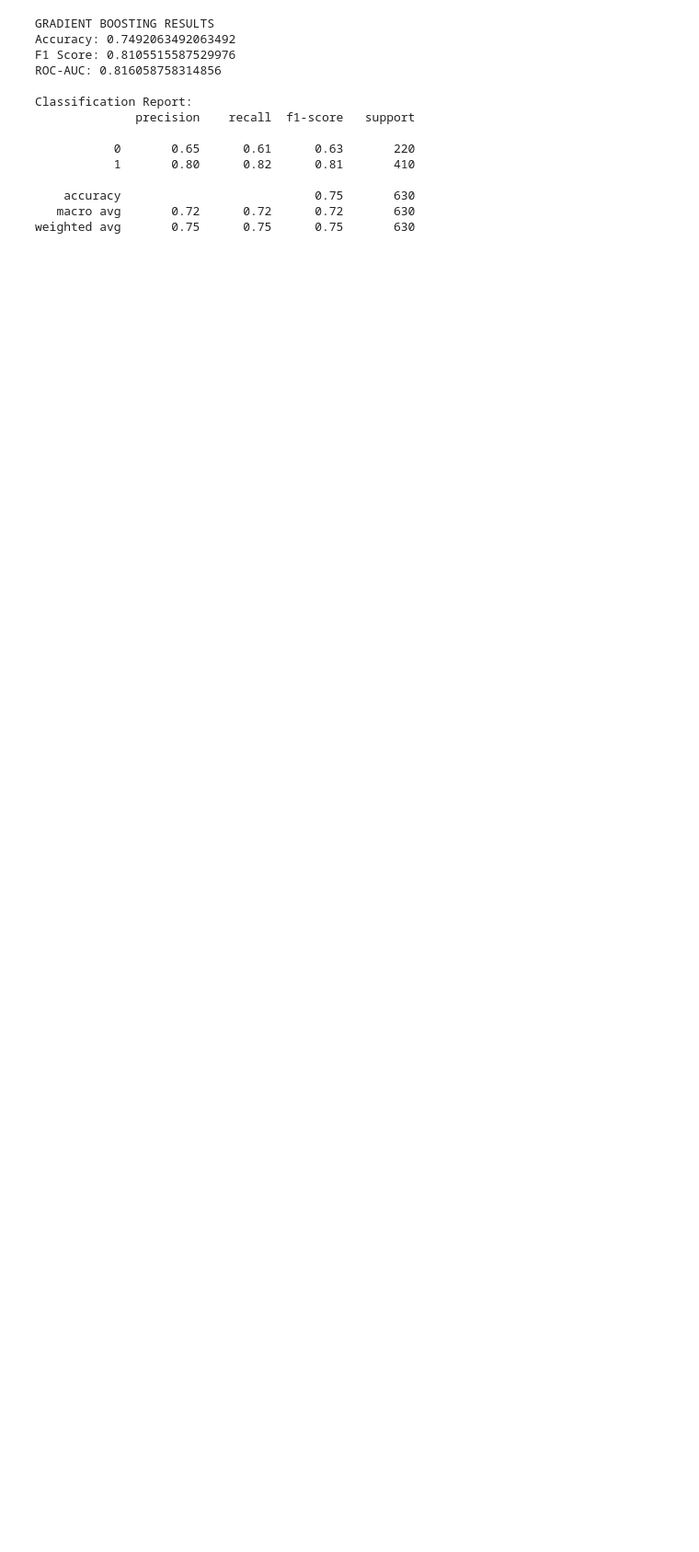
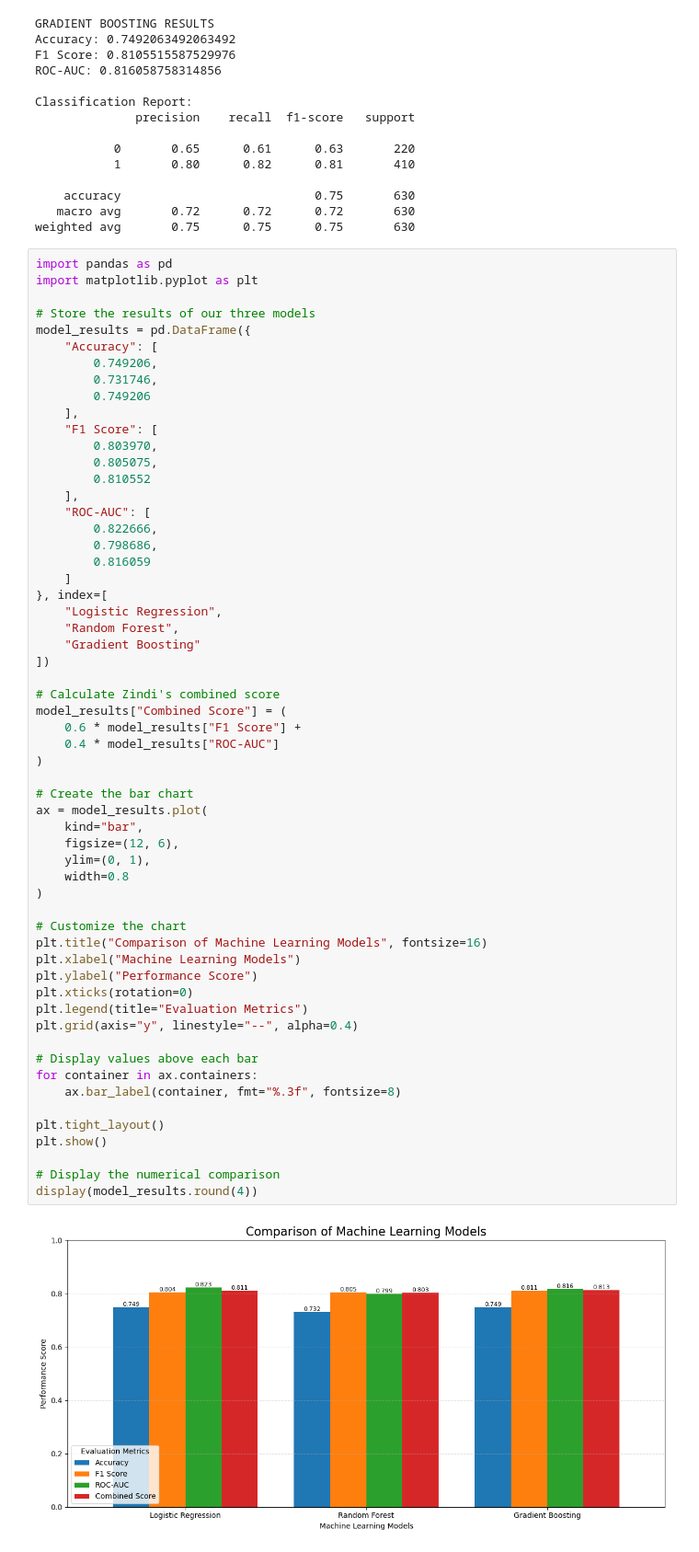
Before and after one commit to samad-source/climate_health_prediction, a Jupyter notebook: notebook/climate_features.ipynb, the cells around one changed output. Shown at 92% size. Saved outputs shown, nothing was run; the diff lists cells and outputs as text; blank space fills up the shorter version.

```diff
--- a/notebook/climate_features.ipynb
+++ b/notebook/climate_features.ipynb
@@ -976,3 +976,63 @@ Classification Report:
     accuracy                           0.75       630
    macro avg       0.72      0.72      0.72       630
 weighted avg       0.75      0.75      0.75       630
+# %%
+import pandas as pd
+import matplotlib.pyplot as plt
+
+# Store the results of our three models
+model_results = pd.DataFrame({
+    "Accuracy": [
+        0.749206,
+        0.731746,
+        0.749206
+    ],
+    "F1 Score": [
+        0.803970,
+        0.805075,
+        0.810552
+    ],
+    "ROC-AUC": [
+        0.822666,
+        0.798686,
+        0.816059
+    ]
+}, index=[
+    "Logistic Regression",
+    "Random Forest",
+    "Gradient Boosting"
+])
+
+# Calculate Zindi's combined score
+model_results["Combined Score"] = (
+    0.6 * model_results["F1 Score"] +
+    0.4 * model_results["ROC-AUC"]
+)
+
+# Create the bar chart
+ax = model_results.plot(
+    kind="bar",
+    figsize=(12, 6),
+    ylim=(0, 1),
+    width=0.8
+)
+
+# Customize the chart
+plt.title("Comparison of Machine Learning Models", fontsize=16)
+plt.xlabel("Machine Learning Models")
+plt.ylabel("Performance Score")
+plt.xticks(rotation=0)
+plt.legend(title="Evaluation Metrics")
+plt.grid(axis="y", linestyle="--", alpha=0.4)
+
+# Display values above each bar
+for container in ax.containers:
+    ax.bar_label(container, fmt="%.3f", fontsize=8)
+
+plt.tight_layout()
+plt.show()
+
+# Display the numerical comparison
+display(model_results.round(4))
+# %% [output]
+[figure, added]
```
Also changed, not shown: parts of 7 cells of this notebook, 1 other file.
